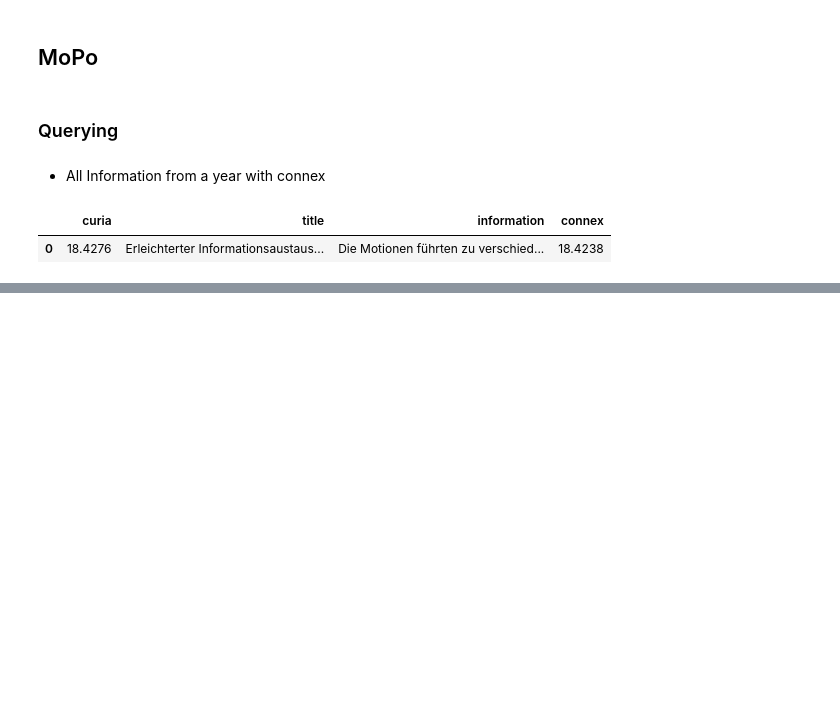
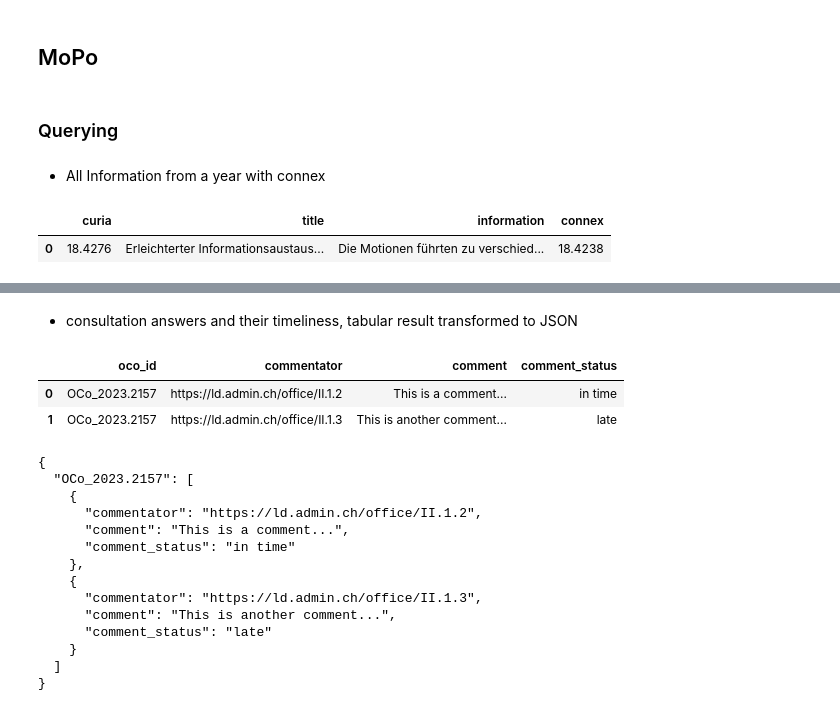
Before and after one commit to swiss/ch-paf-link, a Jupyter notebook: notebooks/chpaf_lite.ipynb, the cells around one changed output, grey strips where cells are left out. Cells and saved outputs as stored; diff of their text form; code cells hidden in the pictures; blank space fills up the shorter version.

```diff
--- a/notebooks/chpaf_lite.ipynb
+++ b/notebooks/chpaf_lite.ipynb
@@ -269,0 +522,62 @@ query_ttl(ttl, query)
+# %% [markdown]
+- consultation answers and their timeliness, tabular result transformed to JSON
+# %%
+query = """
+
+PREFIX paf: <https://paf.link/>
+PREFIX chpaf: <https://ch.paf.link/>
+PREFIX prov: <http://www.w3.org/ns/prov#>
+PREFIX schema: <http://schema.org/>
+PREFIX : <https://example.org/>
+
+SELECT ?oco_id ?commentator ?comment ?comment_status WHERE {
+
+    ?activity a paf:ConsultationActivity, chpaf:OfficeConsultation ;
+        prov:startetAtTime ?start ;
+        prov:endedAtTime ?stop ;
+        prov:used ?oco_id_entity .
+
+    ?oco_id_entity a paf:IdentifierEntity, chpaf:OfficeConsultation ;
+        schema:identifier ?oco_id .
+
+    ?answer a paf:CommentActivity, chpaf:OfficeConsultation ;
+        prov:wasInformedBy ?activity ;
+        prov:atTime ?comment_time ;
+        prov:qualifiedAssociation/prov:agent ?commentator ;
+        prov:used/schema:text ?comment .
+
+    BIND(IF(?comment_time <= xsd:dateTime(STR(?stop)), "in time", "late") AS ?comment_status)
+
+}
+
+"""
+
+df = query_ttl(ttl, query)
+
+display(df)
+
+result = {
+    key: group.drop(columns="oco_id").to_dict(orient="records")
+    for key, group in df.groupby("oco_id")
+}
+
+import json
+print(json.dumps(result, indent=2, ensure_ascii=False))
+# %% [output]
+|  | oco_id | commentator | comment | comment_status |
+| 0 | OCo_2023.2157 | https://ld.admin.ch/office/II.1.2 | This is a comment... | in time |
+| 1 | OCo_2023.2157 | https://ld.admin.ch/office/II.1.3 | This is another comment... | late |
+{
+  "OCo_2023.2157": [
+    {
+      "commentator": "https://ld.admin.ch/office/II.1.2",
+      "comment": "This is a comment...",
+      "comment_status": "in time"
+    },
+    {
+      "commentator": "https://ld.admin.ch/office/II.1.3",
+      "comment": "This is another comment...",
+      "comment_status": "late"
+    }
+  ]
+}
```
Also changed, not shown: parts of 17 cells of this notebook, 1 other file.
